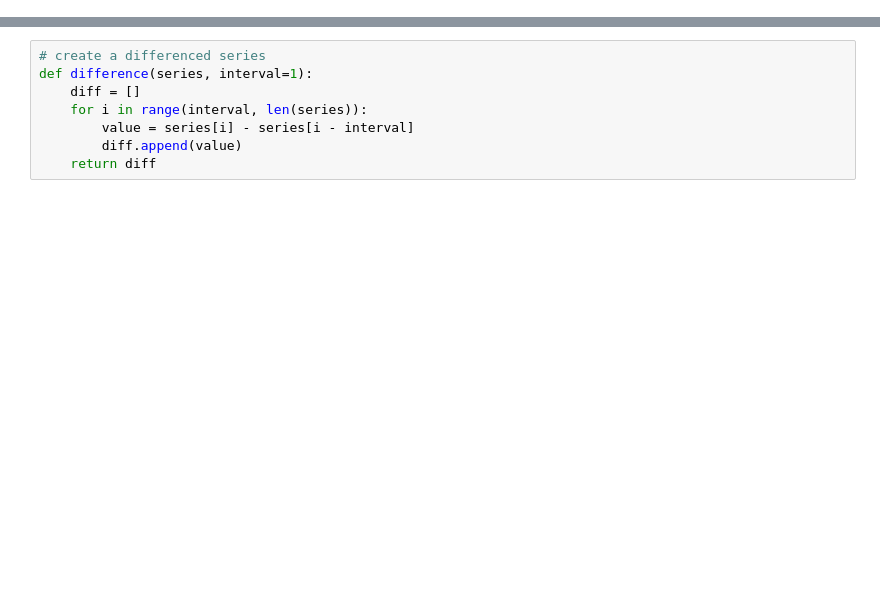
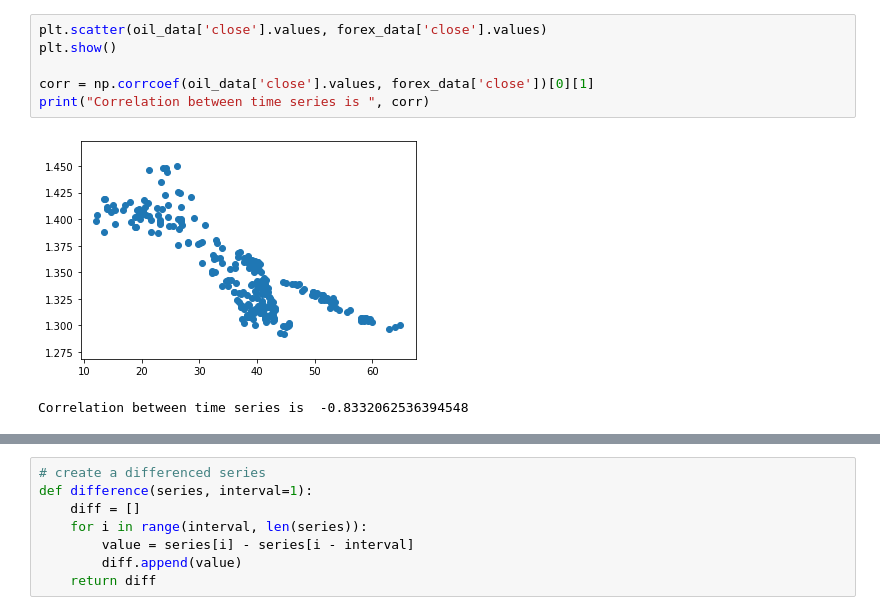
Before and after one commit to KnlnKS/Forex-Price-Predictor-Quantconnect, a Jupyter notebook: research.ipynb, the cells around one changed output, grey strips where cells are left out. Cells and saved outputs as stored; diff of their text form; blank space fills up the shorter version.

```diff
--- a/research.ipynb
+++ b/research.ipynb
@@ -46,3 +90,12 @@ oil_data['close'].plot()
+# %%
+plt.scatter(oil_data['close'].values, forex_data['close'].values)
+plt.show()
+
+corr = np.corrcoef(oil_data['close'].values, forex_data['close'])[0][1]
+print("Correlation between time series is ", corr)
+# %% [output]
+[figure, added]
+Correlation between time series is  -0.8332062536394548
 # %%
 print('Running Augmented Dickey-Fuller Test for Crude Oil...')
 print()
```
Also changed, not shown: parts of 19 cells of this notebook.
